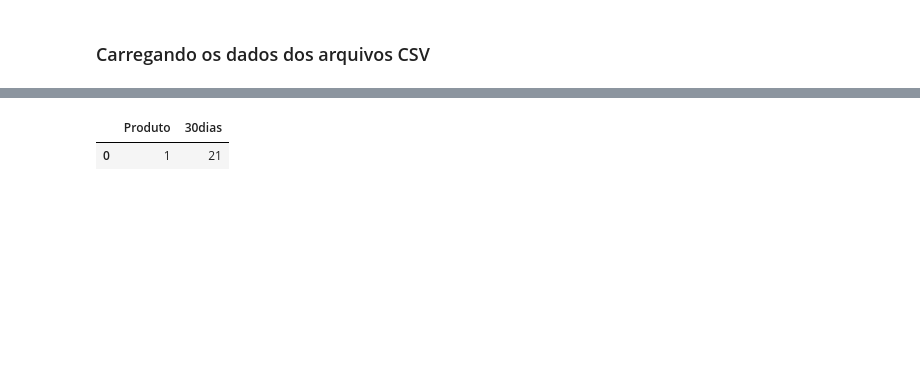
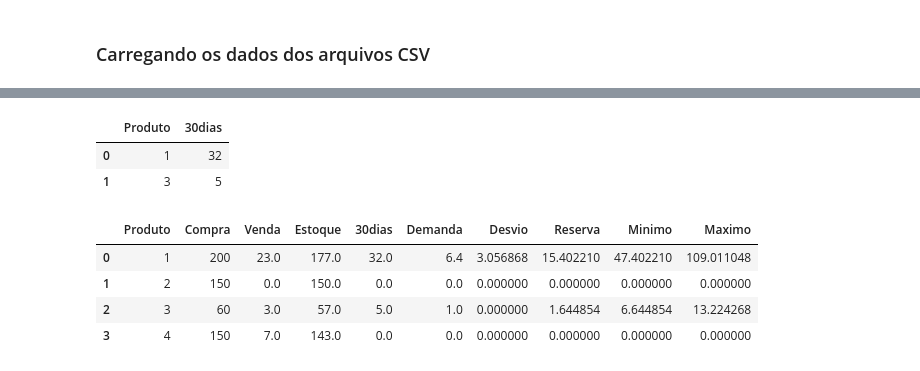
Before and after one commit to gilmarbljr/DataScience, a Jupyter notebook: Controle_de_Estoque/dados_demanda.ipynb, the cells around one changed output, grey strips where cells are left out. Drawn from its saved outputs; the diff is of its cells as text; code cells hidden in the pictures; blank space fills up the shorter version.

```diff
--- a/Controle_de_Estoque/dados_demanda.ipynb
+++ b/Controle_de_Estoque/dados_demanda.ipynb
@@ -24,12 +39,24 @@ periodo = 30
 # %%
-df_vendas['Dias'] = (pd.Timestamp.today() - df_vendas['Data']).dt.days
+vendas_periodo = df_vendas[(pd.Timestamp.today() - df_vendas['Data']).dt.days < periodo].groupby(['Produto'])['Venda'].sum().reset_index().rename(columns={'Venda':'30dias'})
+vendas_periodo
+# %% [output]
+|  | Produto | 30dias |
+| 0 | 1 | 32 |
+| 1 | 3 | 5 |
-# %%
-vendas_periodo = df_vendas[df_vendas['Dias'] < periodo].groupby(['Produto'])['Venda'].sum().reset_index().rename(columns={'Venda':'30dias'})
-vendas_periodo
-# %% [output]
-|  | Produto | 30dias |
-| 0 | 1 | 21 |
 # %%
 df_resume = df_estoque.merge(vendas_periodo, on='Produto', how='left')
 df_resume['30dias'] = df_resume['30dias'].replace(np.NAN, 0)
-df_resume['Demanda'] = (df_resume['Estoque'] - df_resume['30dias']) / periodo
+df_resume['Demanda'] = df_resume['30dias'] / periodo
+df_resume['Desvio'] = df_vendas.groupby(['Produto'])['Venda'].std().reset_index()['Venda']
+df_resume['Desvio'] = df_resume['Desvio'].replace(np.NAN, 0)
+df_resume['Reserva'] = st.norm.ppf(confianca) * np.sqrt(df_resume['Desvio'].pow(2)  * lead_time + (df_resume['Demanda'].pow(2)))
+df_resume['Minimo'] = df_resume['Demanda'] * lead_time + df_resume['Reserva']
+df_resume['Maximo'] = (df_resume['Demanda'] + df_resume['Reserva']) * lead_time
+
+df_resume
+# %% [output]
+|  | Produto | Compra | Venda | Estoque | 30dias | Demanda | Desvio | Reserva | Minimo | Maximo |
+| 0 | 1 | 200 | 23.0 | 177.0 | 32.0 | 6.4 | 3.056868 | 15.402210 | 47.402210 | 109.011048 |
+| 1 | 2 | 150 | 0.0 | 150.0 | 0.0 | 0.0 | 0.000000 | 0.000000 | 0.000000 | 0.000000 |
+| 2 | 3 | 60 | 3.0 | 57.0 | 5.0 | 1.0 | 0.000000 | 1.644854 | 6.644854 | 13.224268 |
+| 3 | 4 | 150 | 7.0 | 143.0 | 0.0 | 0.0 | 0.000000 | 0.000000 | 0.000000 | 0.000000 |
```
Also changed, not shown: parts of 9 cells of this notebook, 2 other files.
